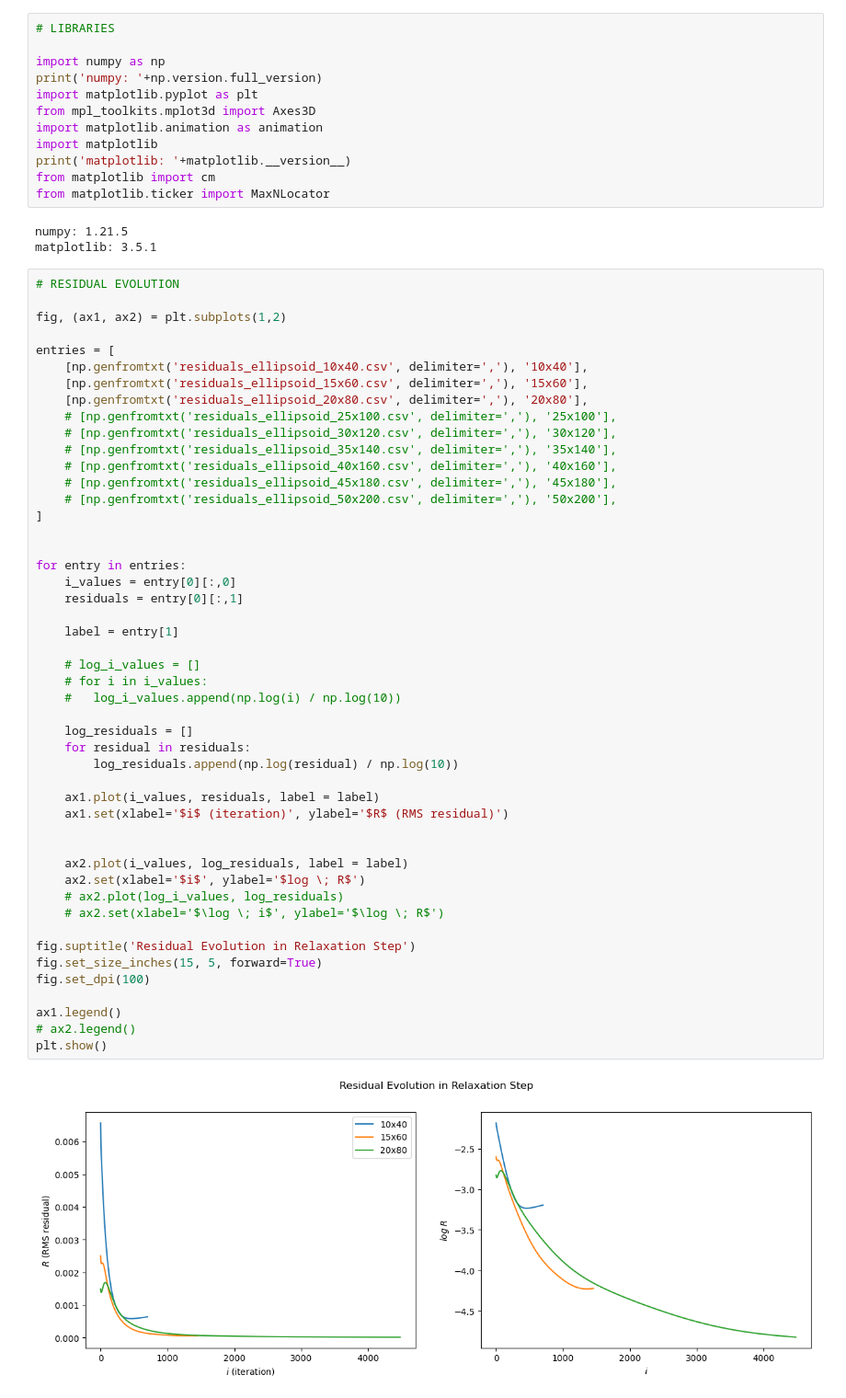
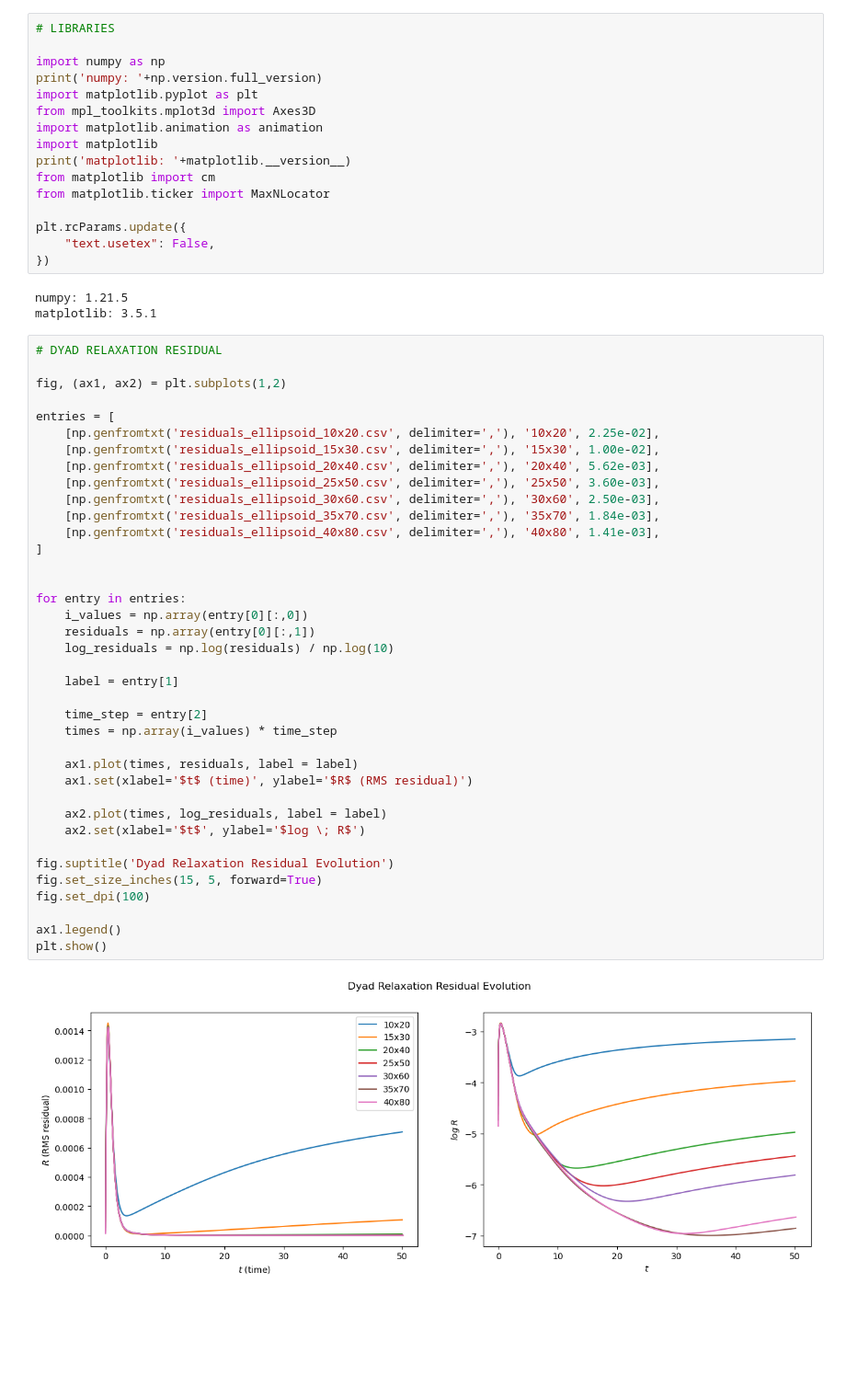
Before and after one commit to iago-mendes/eucled, a Jupyter notebook: src/exercises/09-convergence/assets/plots.ipynb, the cells around one changed output. Shown at 92% size. Cells and saved outputs as stored; diff of their text form; blank space fills up the shorter version.

```diff
--- a/src/exercises/09-convergence/assets/plots.ipynb
+++ b/src/exercises/09-convergence/assets/plots.ipynb
@@ -10,56 +10,50 @@ import matplotlib
 print('matplotlib: '+matplotlib.__version__)
 from matplotlib import cm
 from matplotlib.ticker import MaxNLocator
+
+plt.rcParams.update({
+	"text.usetex": False,
+})
 # %% [output]
 numpy: 1.21.5
 matplotlib: 3.5.1
 # %%
-# RESIDUAL EVOLUTION
+# DYAD RELAXATION RESIDUAL
 
 fig, (ax1, ax2) = plt.subplots(1,2)
 
 entries = [
-	[np.genfromtxt('residuals_ellipsoid_10x40.csv', delimiter=','), '10x40'],
-	[np.genfromtxt('residuals_ellipsoid_15x60.csv', delimiter=','), '15x60'],
-	[np.genfromtxt('residuals_ellipsoid_20x80.csv', delimiter=','), '20x80'],
-	# [np.genfromtxt('residuals_ellipsoid_25x100.csv', delimiter=','), '25x100'],
-	# [np.genfromtxt('residuals_ellipsoid_30x120.csv', delimiter=','), '30x120'],
-	# [np.genfromtxt('residuals_ellipsoid_35x140.csv', delimiter=','), '35x140'],
-	# [np.genfromtxt('residuals_ellipsoid_40x160.csv', delimiter=','), '40x160'],
-	# [np.genfromtxt('residuals_ellipsoid_45x180.csv', delimiter=','), '45x180'],
-	# [np.genfromtxt('residuals_ellipsoid_50x200.csv', delimiter=','), '50x200'],
+	[np.genfromtxt('residuals_ellipsoid_10x20.csv', delimiter=','), '10x20', 2.25e-02],
+	[np.genfromtxt('residuals_ellipsoid_15x30.csv', delimiter=','), '15x30', 1.00e-02],
+	[np.genfromtxt('residuals_ellipsoid_20x40.csv', delimiter=','), '20x40', 5.62e-03],
+	[np.genfromtxt('residuals_ellipsoid_25x50.csv', delimiter=','), '25x50', 3.60e-03],
+	[np.genfromtxt('residuals_ellipsoid_30x60.csv', delimiter=','), '30x60', 2.50e-03],
+	[np.genfromtxt('residuals_ellipsoid_35x70.csv', delimiter=','), '35x70', 1.84e-03],
+	[np.genfromtxt('residuals_ellipsoid_40x80.csv', delimiter=','), '40x80', 1.41e-03],
 ]
 
 
 for entry in entries:
-	i_values = entry[0][:,0]
-	residuals = entry[0][:,1]
+	i_values = np.array(entry[0][:,0])
+	residuals = np.array(entry[0][:,1])
+	log_residuals = np.log(residuals) / np.log(10)
 
 	label = entry[1]
 
-	# log_i_values = []
-	# for i in i_values:
-	# 	log_i_values.append(np.log(i) / np.log(10))
+	time_step = entry[2]
+	times = np.array(i_values) * time_step
 
-	log_residuals = []
-	for residual in residuals:
-		log_residuals.append(np.log(residual) / np.log(10))
+	ax1.plot(times, residuals, label = label)
+	ax1.set(xlabel='$t$ (time)', ylabel='$R$ (RMS residual)')
 
-	ax1.plot(i_values, residuals, label = label)
-	ax1.set(xlabel='$i$ (iteration)', ylabel='$R$ (RMS residual)')
+	ax2.plot(times, log_residuals, label = label)
+	ax2.set(xlabel='$t$', ylabel='$log \; R$')
 
-
-	ax2.plot(i_values, log_residuals, label = label)
-	ax2.set(xlabel='$i$', ylabel='$log \; R$')
-	# ax2.plot(log_i_values, log_residuals)
-	# ax2.set(xlabel='$\log \; i$', ylabel='$\log \; R$')
-
-fig.suptitle('Residual Evolution in Relaxation Step')
+fig.suptitle('Dyad Relaxation Residual Evolution')
 fig.set_size_inches(15, 5, forward=True)
 fig.set_dpi(100)
 
 ax1.legend()
-# ax2.legend()
 plt.show()
 # %% [output]
-[figure, old version]
+[figure, new version]
```
Also changed, not shown: parts of 3 cells of this notebook, 3 other files.
